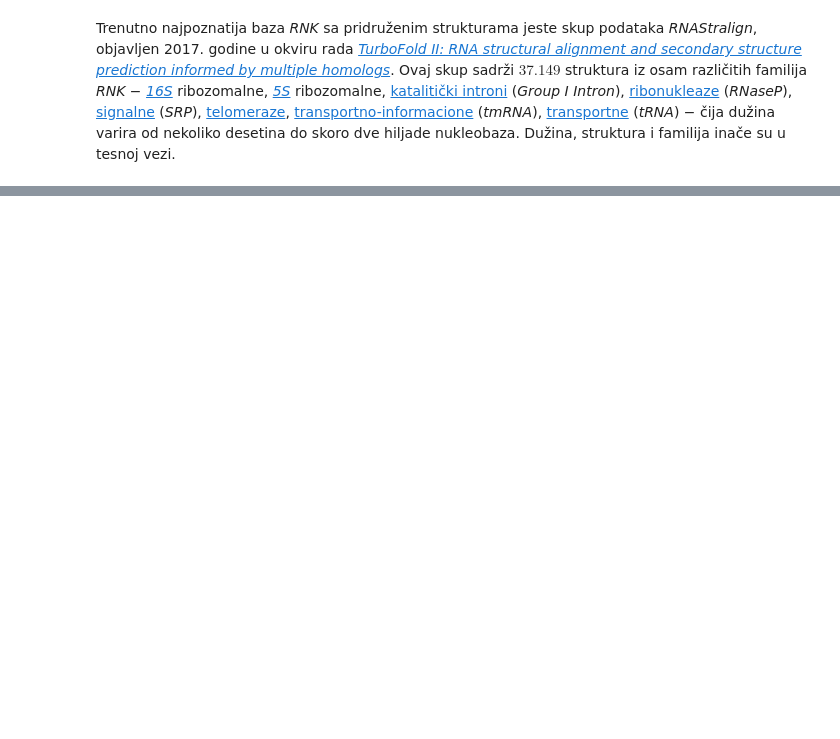
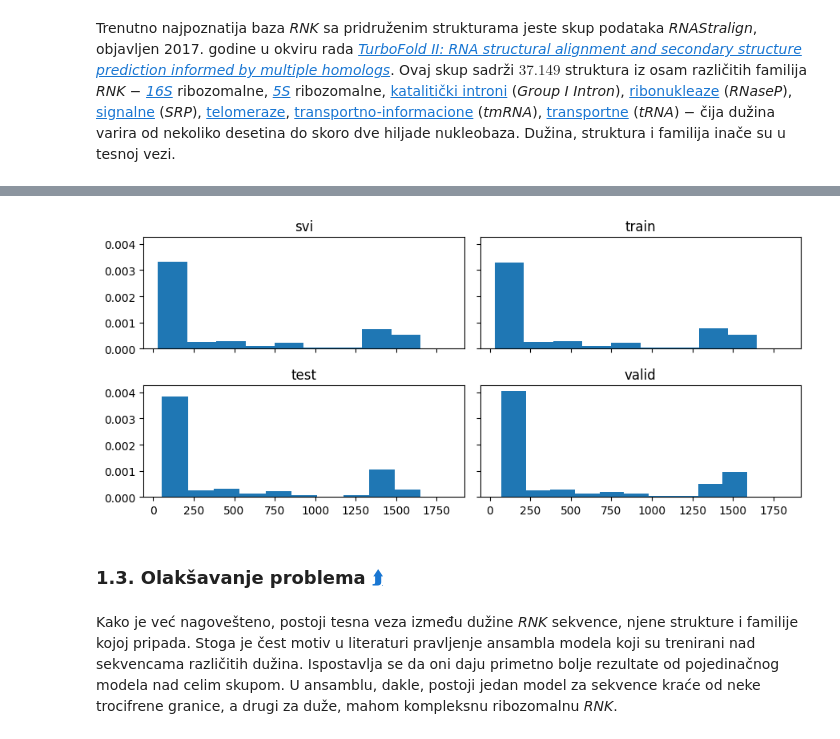
Before and after one commit to matfija/Duboka-struktura-RNK, a Jupyter notebook: sveska/Duboka_struktura_RNK.ipynb, the cells around one changed output, grey strips where cells are left out. Saved outputs shown, nothing was run; the diff lists cells and outputs as text; code cells hidden in the pictures; blank space fills up the shorter version.

```diff
--- a/sveska/Duboka_struktura_RNK.ipynb
+++ b/sveska/Duboka_struktura_RNK.ipynb
@@ -97,0 +117,12 @@ valid = učitaj('../podaci/valid.csv')
+# %%
+# Spisak dostupnih skupova podataka
+skupovi = ['svi', 'train', 'test', 'valid']
+
+# Spisak osam familija koje su deo baze
+familije = np.unique([rnk.familija for rnk in valid])
+
+# Spojeni spisak za potrebe analize skupa
+svi = sorted(train + test + valid, key=lambda rnk: rnk.familija)
+
+# Spisak zanimljivih statistika
+agregacije = ['min', 'max', 'mean', 'std']
@@ -97,0 +213,33 @@ valid = učitaj('../podaci/valid.csv')
+# %%
+# Histogram raspodele dužina
+def histogram_dužina():
+    # Spiskovi dužina u svakom skupu
+    dužine = [[len(rnk.sekvenca)
+               for rnk in globals()[skup]]
+               for skup in skupovi]
+
+    # Pravljenje podgrafika za skupove
+    fig, axs = plt.subplots(2, 2, figsize=(9, 4),
+                            sharex=True, sharey=True)
+
+    # Prolazak kroz sve skupove
+    for ax, dužina, skup in zip(axs.ravel(), dužine, skupovi):
+        # Histogram gustine tekućeg skupa
+        ax.hist(dužina, density=True)
+
+        # Ime skupa kao naslov histograma
+        ax.set_title(skup)
+
+    # Sređivanje grafikona
+    fig.tight_layout()
+# %%
+# Histogram raspodele dužina
+histogram_dužina()
+# %% [output]
+[figure, added]
+# %% [markdown]
+### 1.3. Olakšavanje problema [⮭]<a id="par:olak"></a>
+
+[⮭]: #par:toc
+# %% [markdown]
+Kako je već nagovešteno, postoji tesna veza između dužine *RNK* sekvence, njene strukture i familije kojoj pripada. Stoga je čest motiv u literaturi pravljenje ansambla modela koji su trenirani nad sekvencama različitih dužina. Ispostavlja se da oni daju primetno bolje rezultate od pojedinačnog modela nad celim skupom. U ansamblu, dakle, postoji jedan model za sekvence kraće od neke trocifrene granice, a drugi za duže, mahom kompleksnu ribozomalnu *RNK*.
```
Also changed, not shown: parts of 27 cells of this notebook, 1 other file.
